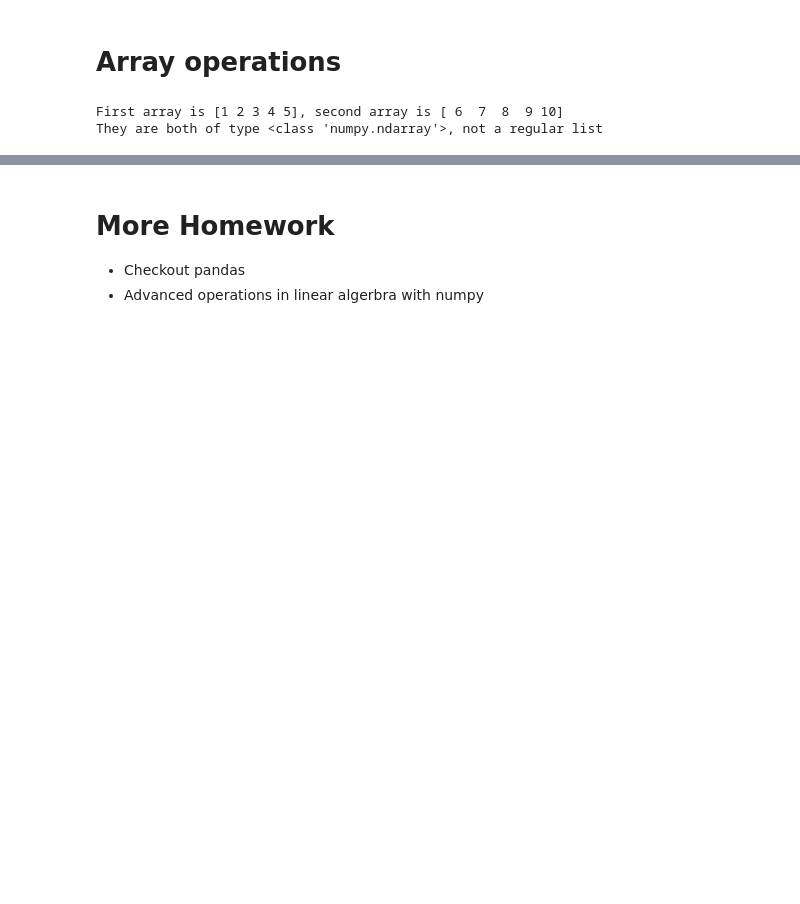
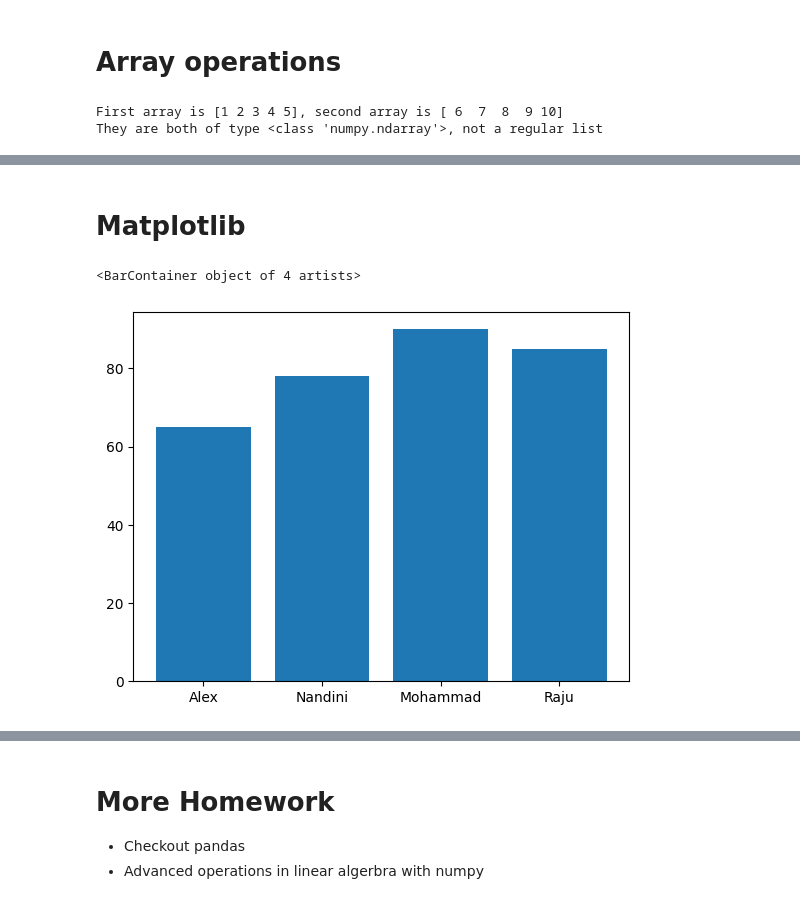
Before and after one commit to sid-sank/Computational-Statistics, a Jupyter notebook: Class_02.ipynb, the cells around one changed output, grey strips where cells are left out. Saved outputs shown, nothing was run; the diff lists cells and outputs as text; code cells hidden in the pictures; blank space fills up the shorter version.

```diff
--- a/Class_02.ipynb
+++ b/Class_02.ipynb
@@ -152,7 +151,7 @@ print(grades)
 # %% [markdown]
 # Dictionaries
 # %%
-names = ["Alex", "Nandini", "Mohamad", "Raju"]
+names = ["Alex", "Nandini", "Mohammad", "Raju"]
 scores_dict = {names[i]:scores[i] for i in range(len(scores))} # Comprehension works here also
 scores_dict
 # %% [output]
@@ -218,0 +301,2 @@ print(sum_arr, sub_arr, mul_arr, div_arr)
+# %% [markdown]
+# Matplotlib
@@ -218,0 +305,5 @@ print(sum_arr, sub_arr, mul_arr, div_arr)
+# %%
+plt.bar(scores_dict.keys(), scores_dict.values()) #Bar plot
+# %% [output]
+<BarContainer object of 4 artists>
+[figure, added]
```
Also changed, not shown: parts of 16 cells of this notebook.
